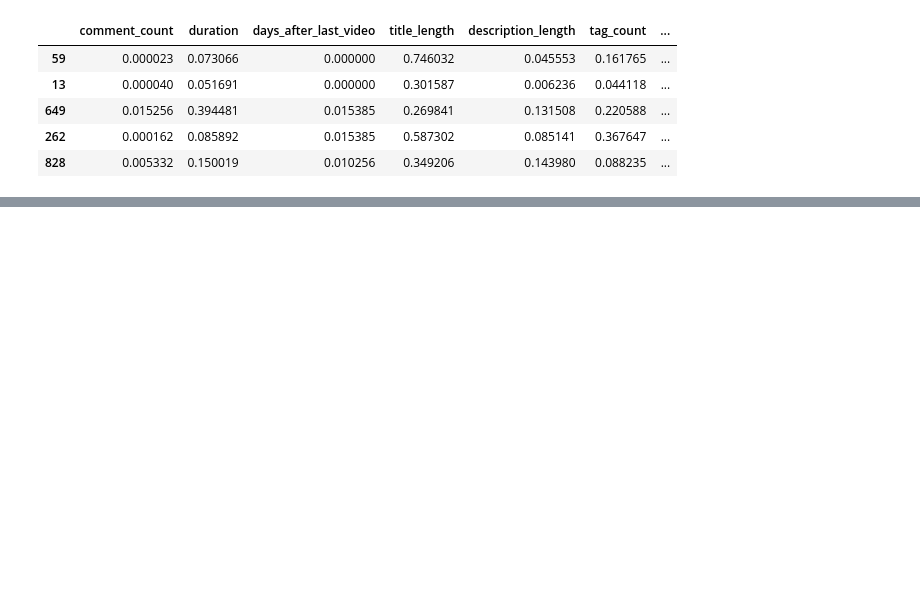
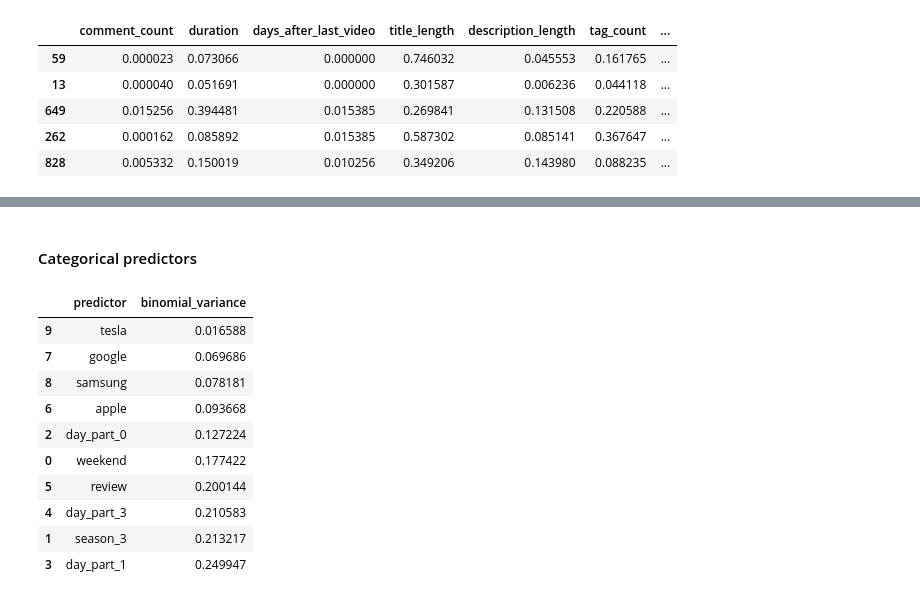
Before and after one commit to Carterbouley/flatiron-mod_4, a Jupyter notebook: Regression Analysis.ipynb, the cells around one changed output, grey strips where cells are left out. Cells and saved outputs as stored; diff of their text form; code cells hidden in the pictures; blank space fills up the shorter version.

```diff
--- a/Regression Analysis.ipynb
+++ b/Regression Analysis.ipynb
@@ -199,0 +179,22 @@ X_test_poly.drop(columns = ['samsung^2', 'comment_count', 'day_part_1 google', '
+# %% [markdown]
+#### Categorical predictors
+# %%
+X_train_cat = X_train[['weekend','season_3', 'day_part_0', 'day_part_1', 'day_part_3',
+                       'review', 'apple', 'google' , 'samsung', 'tesla']]
+cat_probs = X_train_cat.sum() / len(X_train_cat)
+cat_vars = pd.DataFrame(cat_probs * (1 - cat_probs)).reset_index()
+cat_vars.columns = ['predictor', 'binomial_variance']
+cat_vars.sort_values(by = 'binomial_variance')
+#tesla predictor has a considerably smaller binomial variance than rest of predictors
+# %% [output]
+|  | predictor | binomial_variance |
+| 9 | tesla | 0.016588 |
+| 7 | google | 0.069686 |
+| 8 | samsung | 0.078181 |
+| 6 | apple | 0.093668 |
+| 2 | day_part_0 | 0.127224 |
+| 0 | weekend | 0.177422 |
+| 5 | review | 0.200144 |
+| 4 | day_part_3 | 0.210583 |
+| 1 | season_3 | 0.213217 |
+| 3 | day_part_1 | 0.249947 |
```
Also changed, not shown: parts of 62 cells of this notebook.
